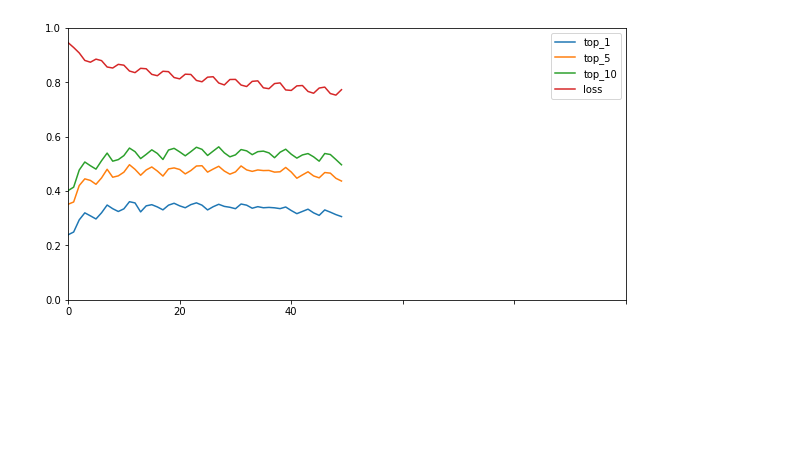
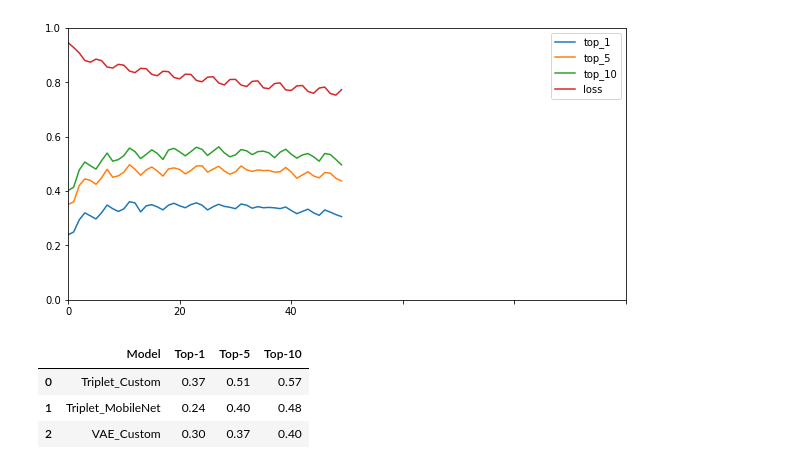
Before and after one commit to sgerloff/sustainable_deepfashion, a Jupyter notebook: notebooks/explore/compare_trained_models.ipynb, the cells around one changed output. Drawn from its saved outputs; the diff is of its cells as text; code cells hidden in the pictures; blank space fills up the shorter version.

```diff
--- a/notebooks/explore/compare_trained_models.ipynb
+++ b/notebooks/explore/compare_trained_models.ipynb
@@ -169,3 +164,18 @@ def plot_full_logs(metadata):
 plot_full_logs(valid_metadata[0])
 # %% [output]
 [figure]
+# %%
+topk = {'Model':  ['Triplet_Custom', 'Triplet_MobileNet', 'VAE_Custom'],
+        'Top-1': [0.37, 0.24, 0.30],
+        'Top-5': [0.51, 0.40, 0.37],
+        'Top-10': [0.57, 0.48, 0.40]
+        }
+
+df_topk = pd.DataFrame(topk, columns=['Model', 'Top-1', 'Top-5', 'Top-10'])
+
+df_topk.head()
+# %% [output]
+|  | Model | Top-1 | Top-5 | Top-10 |
+| 0 | Triplet_Custom | 0.37 | 0.51 | 0.57 |
+| 1 | Triplet_MobileNet | 0.24 | 0.40 | 0.48 |
+| 2 | VAE_Custom | 0.30 | 0.37 | 0.40 |
```
Also changed, not shown: parts of 5 cells of this notebook.
